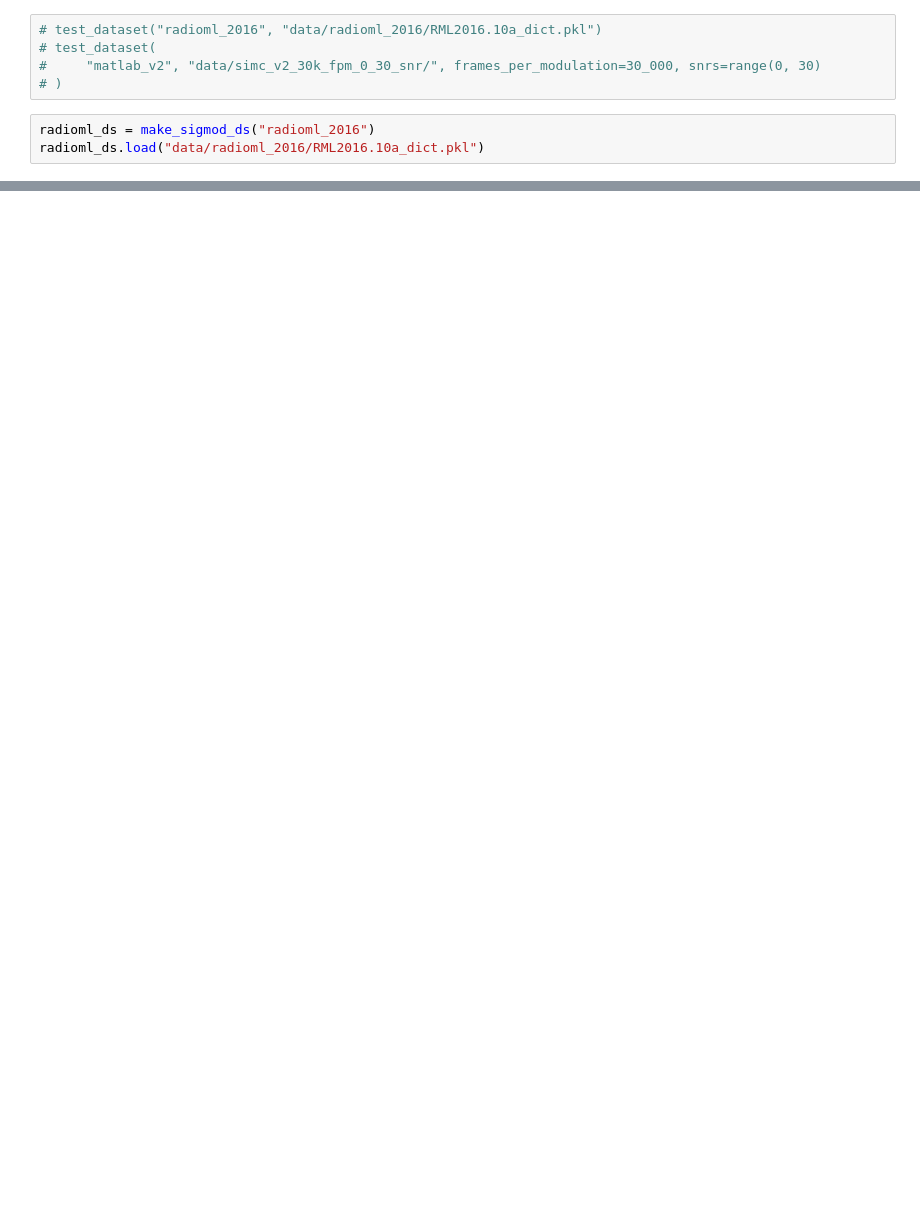
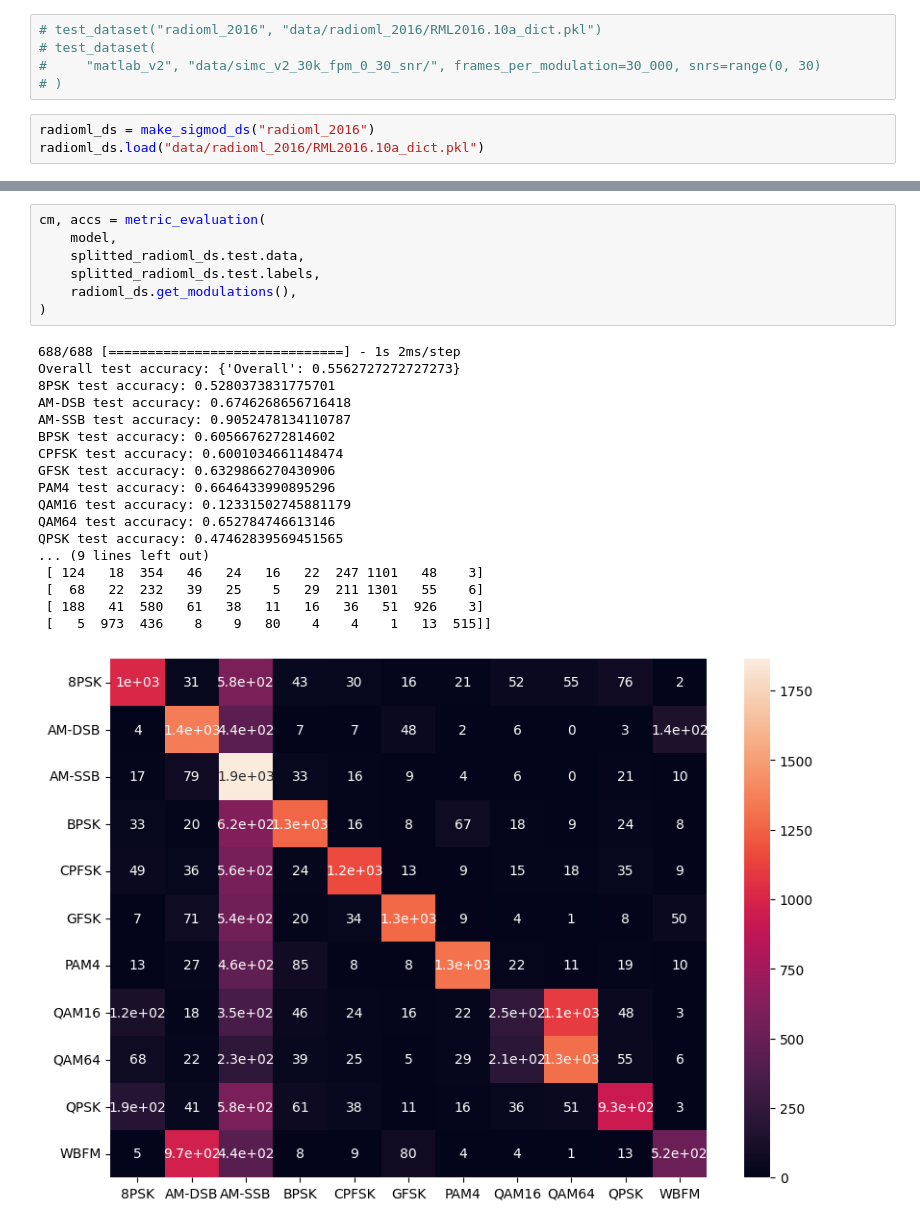
Before and after one commit to google/CFU-Playground, a Jupyter notebook: models/test.ipynb, the cells around one changed output, grey strips where cells are left out. Drawn from its saved outputs; the diff is of its cells as text; blank space fills up the shorter version.

```diff
--- a/models/test.ipynb
+++ b/models/test.ipynb
@@ -171,0 +174,26 @@ Epoch 22/40
+# %%
+cm, accs = metric_evaluation(
+    model,
+    splitted_radioml_ds.test.data,
+    splitted_radioml_ds.test.labels,
+    radioml_ds.get_modulations(),
+)
+# %% [output]
+688/688 [==============================] - 1s 2ms/step
+Overall test accuracy: {'Overall': 0.5562727272727273}
+8PSK test accuracy: 0.5280373831775701
+AM-DSB test accuracy: 0.6746268656716418
+AM-SSB test accuracy: 0.9052478134110787
+BPSK test accuracy: 0.6056676272814602
+CPFSK test accuracy: 0.6001034661148474
+GFSK test accuracy: 0.6329866270430906
+PAM4 test accuracy: 0.6646433990895296
+QAM16 test accuracy: 0.12331502745881179
+QAM64 test accuracy: 0.652784746613146
+QPSK test accuracy: 0.47462839569451565
+... (9 lines left out)
+ [ 124   18  354   46   24   16   22  247 1101   48    3]
+ [  68   22  232   39   25    5   29  211 1301   55    6]
+ [ 188   41  580   61   38   11   16   36   51  926    3]
+ [   5  973  436    8    9   80    4    4    1   13  515]]
+[figure, added]
```
Also changed, not shown: parts of 9 cells of this notebook, 9 other files.
